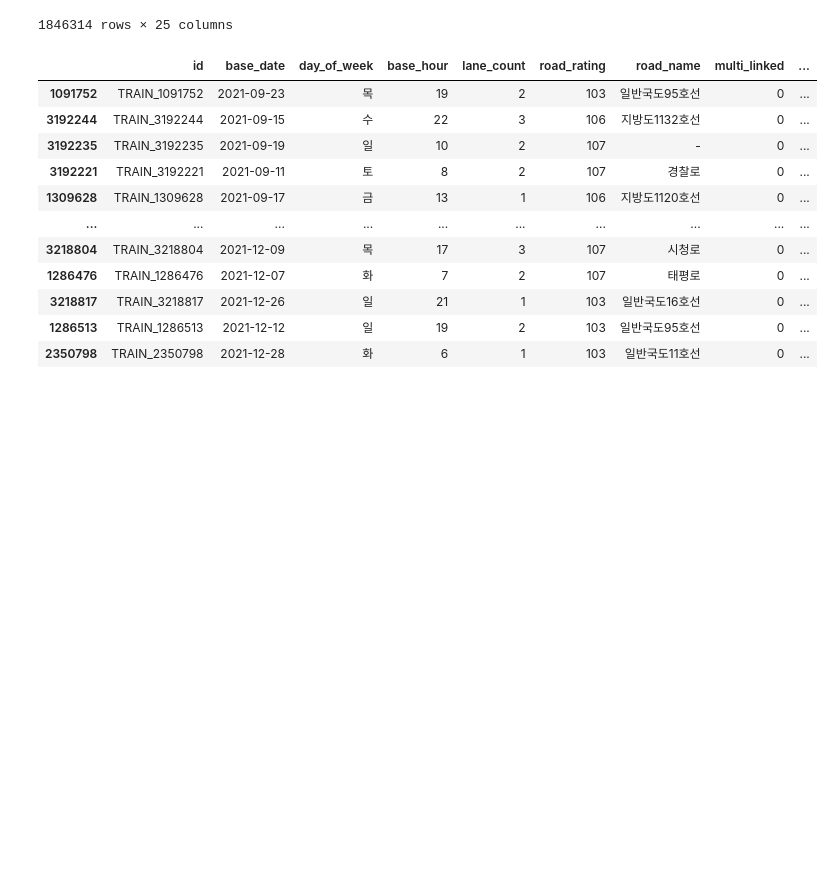
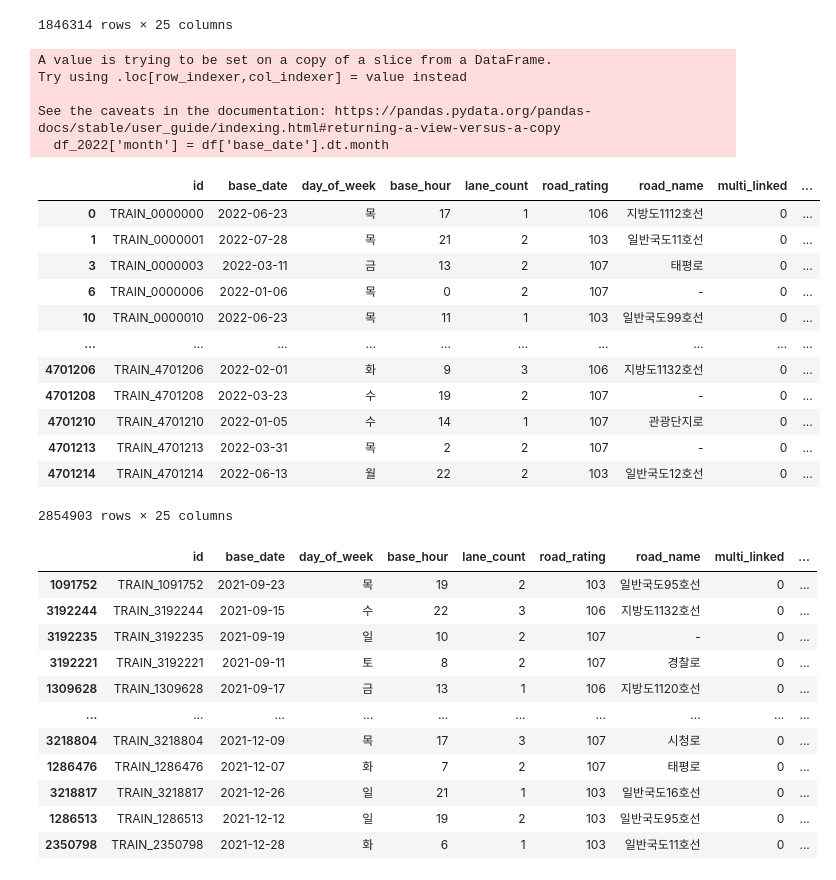
Before and after one commit to ha-es/doit_python, a Jupyter notebook: BDA/하은서73_0514_필수.ipynb, the cells around one changed output. Drawn from its saved outputs; the diff is of its cells as text; code cells hidden in the pictures; blank space fills up the shorter version.

```diff
--- a/BDA/하은서73_0514_필수.ipynb
+++ b/BDA/하은서73_0514_필수.ipynb
@@ -166,6 +183,28 @@ See the caveats in the documentation: https://pandas.pydata.org/pandas-docs/stab
 | 4701215 | TRAIN_4701215 | 2021-10-20 | 수 | 2 | 2 | 103 | 일반국도95호선 | 0 | ... |
 | 4701216 | TRAIN_4701216 | 2021-10-19 | 화 | 6 | 2 | 107 | 경찰로 | 0 | ... |
 1846314 rows × 25 columns
+# %%
+df_2022['month'] = df['base_date'].dt.month
+df_2022
+# %% [output]
+A value is trying to be set on a copy of a slice from a DataFrame.
+Try using .loc[row_indexer,col_indexer] = value instead
+
+See the caveats in the documentation: https://pandas.pydata.org/pandas-docs/stable/user_guide/indexing.html#returning-a-view-versus-a-copy
+  df_2022['month'] = df['base_date'].dt.month
+|  | id | base_date | day_of_week | base_hour | lane_count | road_rating | road_name | multi_linked | ... |
+| 0 | TRAIN_0000000 | 2022-06-23 | 목 | 17 | 1 | 106 | 지방도1112호선 | 0 | ... |
+| 1 | TRAIN_0000001 | 2022-07-28 | 목 | 21 | 2 | 103 | 일반국도11호선 | 0 | ... |
+| 3 | TRAIN_0000003 | 2022-03-11 | 금 | 13 | 2 | 107 | 태평로 | 0 | ... |
+| 6 | TRAIN_0000006 | 2022-01-06 | 목 | 0 | 2 | 107 | - | 0 | ... |
+| 10 | TRAIN_0000010 | 2022-06-23 | 목 | 11 | 1 | 103 | 일반국도99호선 | 0 | ... |
+| ... | ... | ... | ... | ... | ... | ... | ... | ... | ... |
+| 4701206 | TRAIN_4701206 | 2022-02-01 | 화 | 9 | 3 | 106 | 지방도1132호선 | 0 | ... |
+| 4701208 | TRAIN_4701208 | 2022-03-23 | 수 | 19 | 2 | 107 | - | 0 | ... |
+| 4701210 | TRAIN_4701210 | 2022-01-05 | 수 | 14 | 1 | 107 | 관광단지로 | 0 | ... |
+| 4701213 | TRAIN_4701213 | 2022-03-31 | 목 | 2 | 2 | 107 | - | 0 | ... |
+| 4701214 | TRAIN_4701214 | 2022-06-13 | 월 | 22 | 2 | 103 | 일반국도12호선 | 0 | ... |
+2854903 rows × 25 columns
 # %%
 df_2021.sort_values(by=['month'])
 # %% [output]
```
Also changed, not shown: parts of 24 cells of this notebook, 2 other files.
